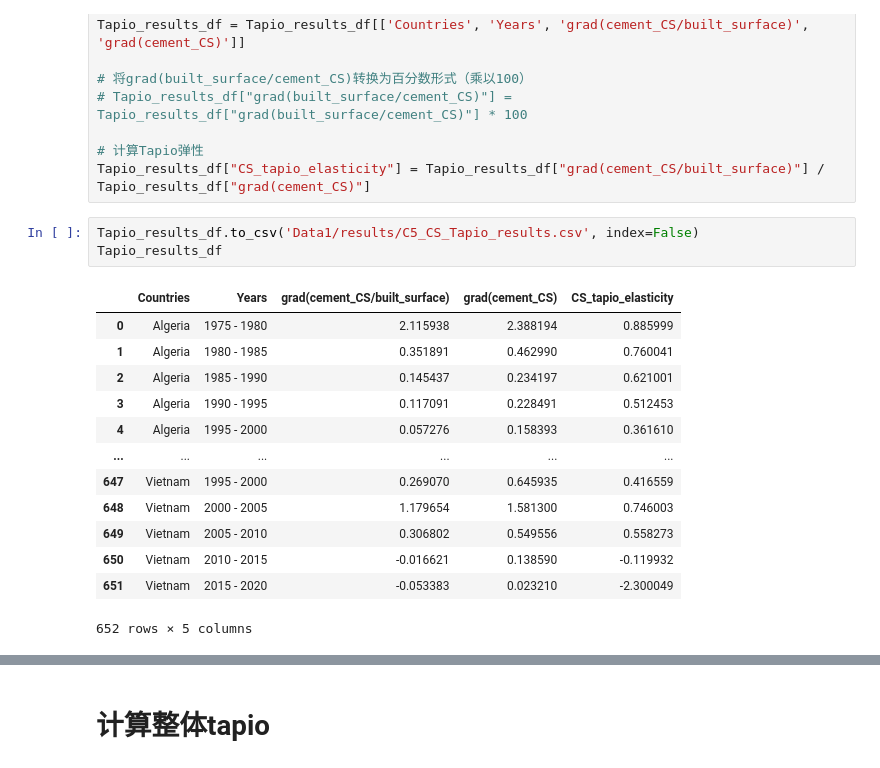
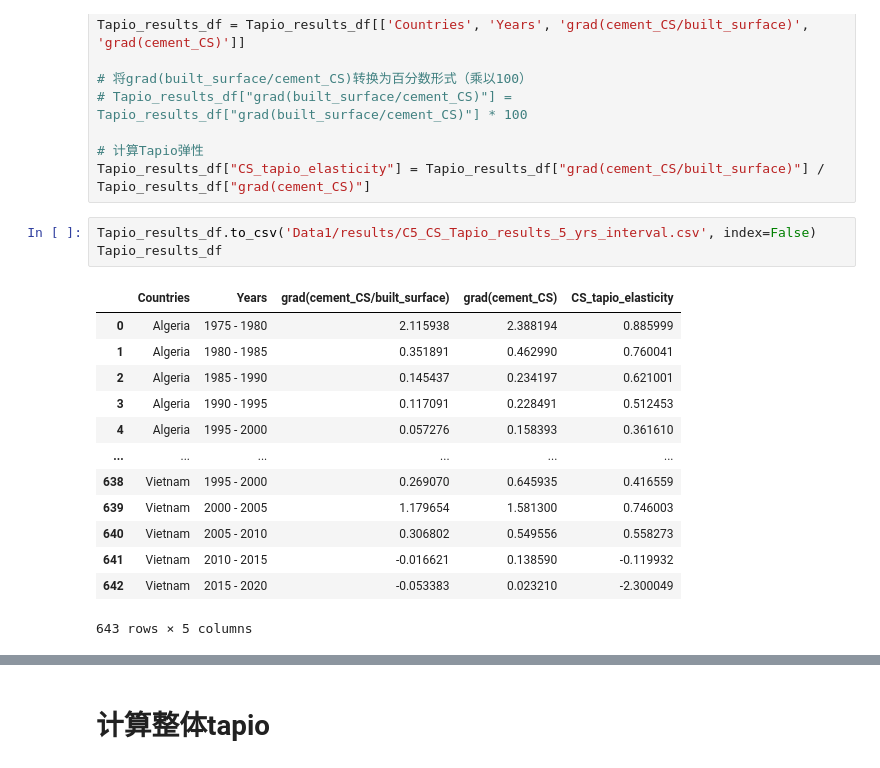
Before and after one commit to brwei01/Cement_LMDI, a Jupyter notebook: Processor_CFP_APC.ipynb, the cells around one changed output, grey strips where cells are left out. Saved outputs shown, nothing was run; the diff lists cells and outputs as text.

Commit message:
all results updated

```diff
--- a/Processor_CFP_APC.ipynb
+++ b/Processor_CFP_APC.ipynb
@@ -712,19 +714,19 @@ Tapio_results_df = Tapio_results_df[['Countries', 'Years', 'grad(cement_CS/built
 # 计算Tapio弹性
 Tapio_results_df["CS_tapio_elasticity"] = Tapio_results_df["grad(cement_CS/built_surface)"] / Tapio_results_df["grad(cement_CS)"]
 # %%
-Tapio_results_df.to_csv('Data1/results/C5_CS_Tapio_results.csv', index=False)
+Tapio_results_df.to_csv('Data1/results/C5_CS_Tapio_results_5_yrs_interval.csv', index=False)
 Tapio_results_df
 # %% [output]
 |  | Countries | Years | grad(cement_CS/built_surface) | grad(cement_CS) | CS_tapio_elasticity |
 | 0 | Algeria | 1975 - 1980 | 2.115938 | 2.388194 | 0.885999 |
 | 1 | Algeria | 1980 - 1985 | 0.351891 | 0.462990 | 0.760041 |
 | 2 | Algeria | 1985 - 1990 | 0.145437 | 0.234197 | 0.621001 |
 | 3 | Algeria | 1990 - 1995 | 0.117091 | 0.228491 | 0.512453 |
 | 4 | Algeria | 1995 - 2000 | 0.057276 | 0.158393 | 0.361610 |
 | ... | ... | ... | ... | ... | ... |
-| 647 | Vietnam | 1995 - 2000 | 0.269070 | 0.645935 | 0.416559 |
-| 648 | Vietnam | 2000 - 2005 | 1.179654 | 1.581300 | 0.746003 |
-| 649 | Vietnam | 2005 - 2010 | 0.306802 | 0.549556 | 0.558273 |
-| 650 | Vietnam | 2010 - 2015 | -0.016621 | 0.138590 | -0.119932 |
-| 651 | Vietnam | 2015 - 2020 | -0.053383 | 0.023210 | -2.300049 |
+| 638 | Vietnam | 1995 - 2000 | 0.269070 | 0.645935 | 0.416559 |
+| 639 | Vietnam | 2000 - 2005 | 1.179654 | 1.581300 | 0.746003 |
+| 640 | Vietnam | 2005 - 2010 | 0.306802 | 0.549556 | 0.558273 |
+| 641 | Vietnam | 2010 - 2015 | -0.016621 | 0.138590 | -0.119932 |
+| 642 | Vietnam | 2015 - 2020 | -0.053383 | 0.023210 | -2.300049 |
-652 rows × 5 columns
+643 rows × 5 columns
```
Also changed, not shown: parts of 12 cells of this notebook, 16 other files.
